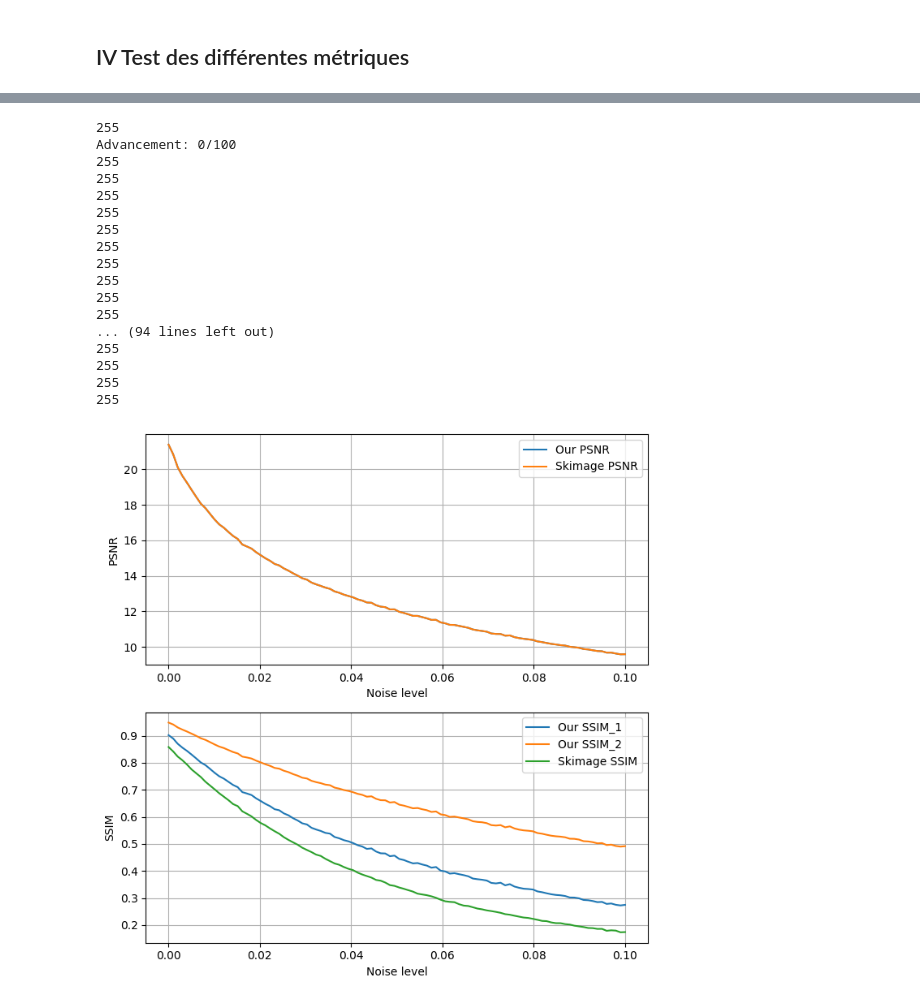
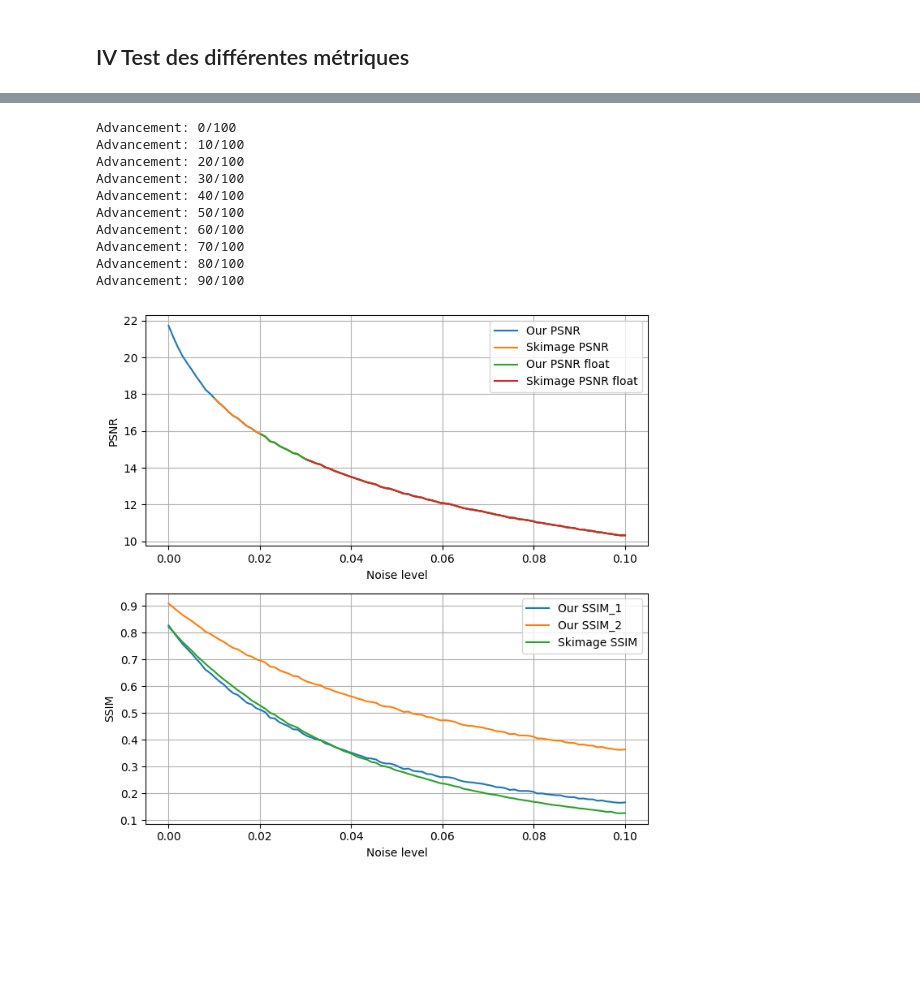
Before and after one commit to MightyCode/Super-Resolution-Project, a Jupyter notebook: compare_methods.ipynb, the cells around one changed output, grey strips where cells are left out. Cells and saved outputs as stored; diff of their text form; code cells hidden in the pictures; blank space fills up the shorter version.

Commit message:
fix metric, fix compare methods

```diff
--- a/compare_methods.ipynb
+++ b/compare_methods.ipynb
@@ -82,6 +82,10 @@ rng = np.linspace(0, 0.1, 100)
 
 our_psnr = []
 skimage_psnr = []
+
+out_psnr_float = []
+skimage_psnr_float = []
+
 our_ssim_1 = []
 our_ssim_2 = []
 skimage_ssim = []
@@ -94,6 +98,9 @@ for i in range(0, len(rng)):
     # add little value to avoid same curve in the plot
     skimage_psnr.append(peak_signal_noise_ratio(cat, new_image))
 
+    out_psnr_float.append(Metric.PSNR(cat.astype(float) / 255, new_image.astype(float)  / 255))
+    skimage_psnr_float.append(peak_signal_noise_ratio(cat.astype(float)  / 255, new_image.astype(float)  / 255))
+
     our_ssim_1.append(Metric.SSIM(cat, new_image))
     our_ssim_2.append(Metric.SSIM_2(cat, new_image))
     skimage_ssim.append(structural_similarity(cat, new_image, win_size=3, multichannel=False))
@@ -102,46 +109,43 @@ for i in range(0, len(rng)):
     if i % 10 == 0:
         print(f'Advancement: {i}/{len(rng)}')
 # %% [output]
-255
 Advancement: 0/100
-255
-255
-255
-255
-255
-255
-255
-255
-255
-255
-... (94 lines left out)
-255
-255
-255
-255
+Advancement: 10/100
+Advancement: 20/100
+Advancement: 30/100
+Advancement: 40/100
+Advancement: 50/100
+Advancement: 60/100
+Advancement: 70/100
+Advancement: 80/100
+Advancement: 90/100
 # %%
 
 # Do two sub plots and plot the results (psnr for on case and ssim_1, ssim_2 for the other)
 fig, axs = plt.subplots(2, 1, figsize=(7, 7))
 axs[0].plot(rng, our_psnr, label='Our PSNR')
-axs[0].plot(rng, skimage_psnr, label='Skimage PSNR')
+axs[0].plot(rng[10:], skimage_psnr[10:], label='Skimage PSNR')
+
+axs[0].plot(rng[20:], out_psnr_float[20:], label='Our PSNR float')
+axs[0].plot(rng[30:], skimage_psnr_float[30:], label='Skimage PSNR float')
+
 axs[0].set_xlabel('Noise level')
 axs[0].set_ylabel('PSNR')
 axs[0].legend()
 axs[0].grid()
 
 axs[1].plot(rng, our_ssim_1, label='Our SSIM_1')
 axs[1].plot(rng, our_ssim_2, label='Our SSIM_2')
 axs[1].plot(rng, skimage_ssim, label='Skimage SSIM')
 axs[1].set_xlabel('Noise level')
 axs[1].set_ylabel('SSIM')
 axs[1].legend()
 axs[1].grid()
 
 plt.tight_layout()
 plt.show()
 # %% [output]
-[figure, old version]
+[figure, new version]
 # %%
 # Show mean both mean diff and variance between SSIM_2 and SSIM from skimage
 
```
Also changed, not shown: parts of 3 cells of this notebook, 2 other files.
